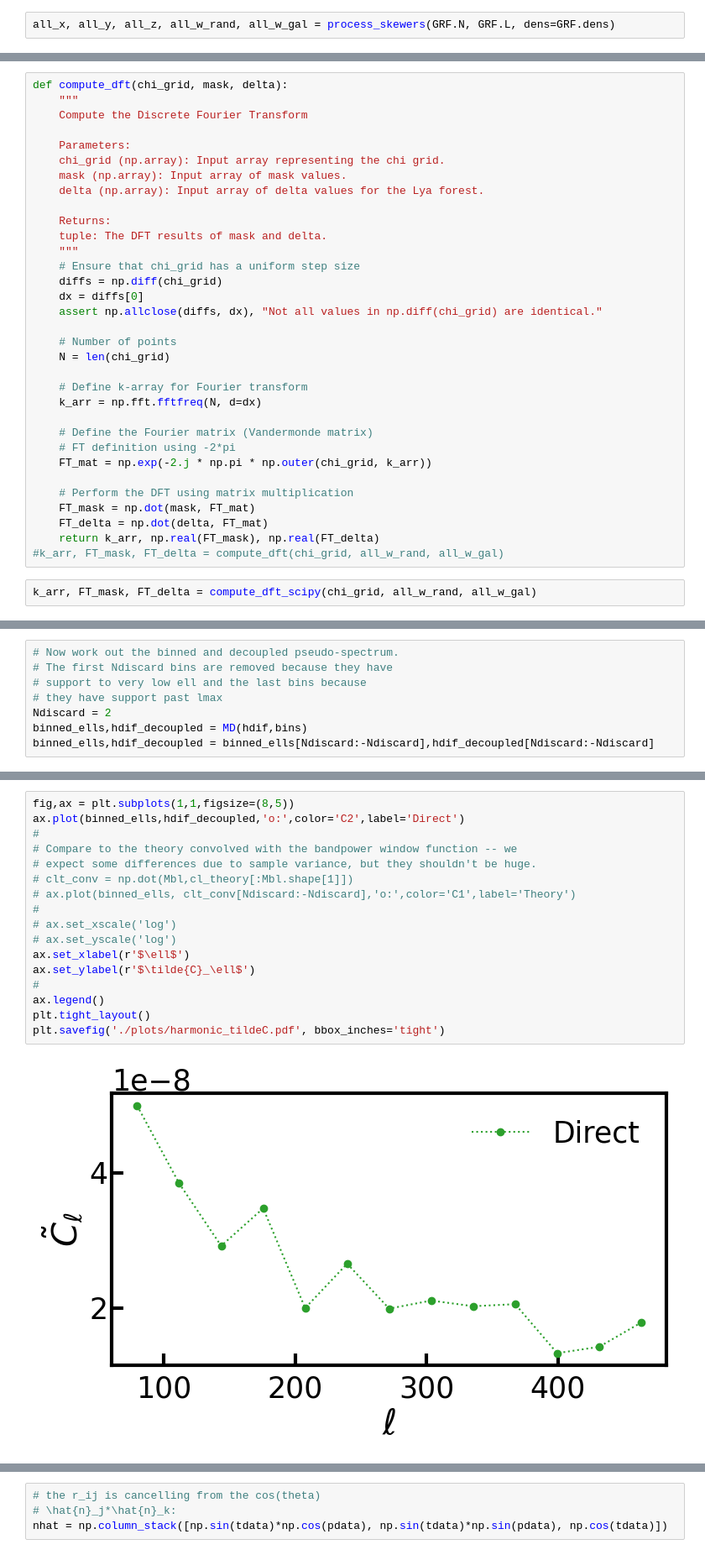
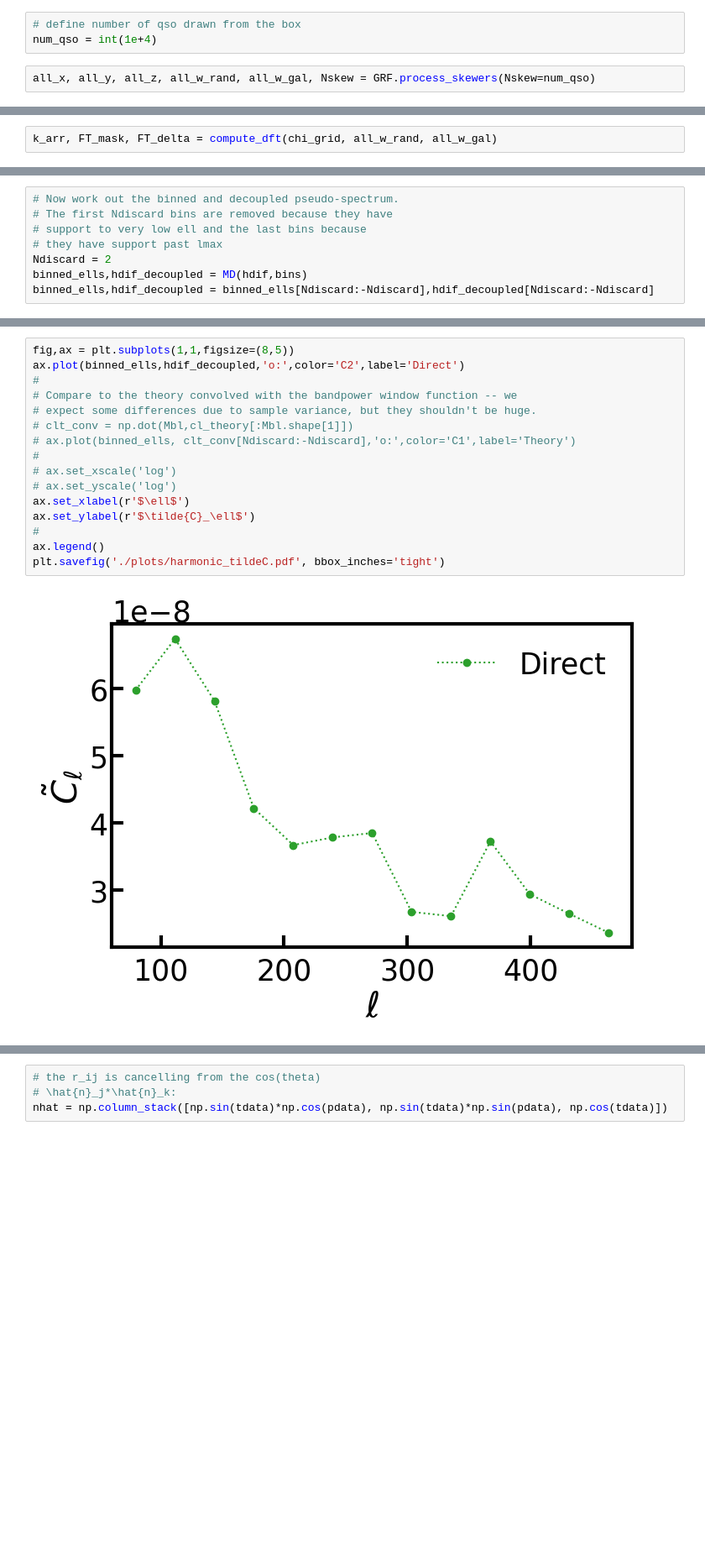
Before and after one commit to roger2b/directsht-lya, a Jupyter notebook: notebooks/lya_GRFs_directSHT.ipynb, the cells around one changed output, grey strips where cells are left out. Shown at 84% size. Cells and saved outputs as stored; diff of their text form; blank space fills up the shorter version.

Commit message:
plot update

```diff
--- a/notebooks/lya_GRFs_directSHT.ipynb
+++ b/notebooks/lya_GRFs_directSHT.ipynb
@@ -131,3 +81,6 @@ def process_skewers(N, L, dens, shift = 5e+3):
+# %%
+# define number of qso drawn from the box
+num_qso = int(1e+4)
 # %%
-all_x, all_y, all_z, all_w_rand, all_w_gal = process_skewers(GRF.N, GRF.L, dens=GRF.dens)
+all_x, all_y, all_z, all_w_rand, all_w_gal, Nskew = GRF.process_skewers(Nskew=num_qso)
 # %% [output]
@@ -225,41 +156,8 @@ def compute_dft_scipy(chi_grid, mask, delta):
     FT_mask  = np.dot(mask, FT_mat)
     FT_delta = np.dot(delta, FT_mat)
     return k_arr, np.real(FT_mask), np.real(FT_delta)
-# %%
-def compute_dft(chi_grid, mask, delta):
-    """
-    Compute the Discrete Fourier Transform
-
-    Parameters:
-    chi_grid (np.array): Input array representing the chi grid.
-    mask (np.array): Input array of mask values.
-    delta (np.array): Input array of delta values for the Lya forest.
-
-    Returns:
-    tuple: The DFT results of mask and delta.
-    """
-    # Ensure that chi_grid has a uniform step size
-    diffs = np.diff(chi_grid)
-    dx = diffs[0]
-    assert np.allclose(diffs, dx), "Not all values in np.diff(chi_grid) are identical."
-
-    # Number of points
-    N = len(chi_grid)
-
-    # Define k-array for Fourier transform
-    k_arr = np.fft.fftfreq(N, d=dx)
-
-    # Define the Fourier matrix (Vandermonde matrix)
-    # FT definition using -2*pi
-    FT_mat = np.exp(-2.j * np.pi * np.outer(chi_grid, k_arr))
-
-    # Perform the DFT using matrix multiplication
-    FT_mask = np.dot(mask, FT_mat)
-    FT_delta = np.dot(delta, FT_mat)
-    return k_arr, np.real(FT_mask), np.real(FT_delta)
-#k_arr, FT_mask, FT_delta = compute_dft(chi_grid, all_w_rand, all_w_gal)
 # %%
-k_arr, FT_mask, FT_delta = compute_dft_scipy(chi_grid, all_w_rand, all_w_gal)
+k_arr, FT_mask, FT_delta = compute_dft(chi_grid, all_w_rand, all_w_gal)
 # %% [markdown]
 ### use directSHT to compute $C_{ell}$
 # %%
@@ -486,21 +385,20 @@ print(hdif_decoupled)
 # %%
 fig,ax = plt.subplots(1,1,figsize=(8,5))
 ax.plot(binned_ells,hdif_decoupled,'o:',color='C2',label='Direct')
 #
 # Compare to the theory convolved with the bandpower window function -- we
 # expect some differences due to sample variance, but they shouldn't be huge.
 # clt_conv = np.dot(Mbl,cl_theory[:Mbl.shape[1]])
 # ax.plot(binned_ells, clt_conv[Ndiscard:-Ndiscard],'o:',color='C1',label='Theory')
 #
 # ax.set_xscale('log')
 # ax.set_yscale('log')
 ax.set_xlabel(r'$\ell$')
 ax.set_ylabel(r'$\tilde{C}_\ell$')
 #
 ax.legend()
-plt.tight_layout()
 plt.savefig('./plots/harmonic_tildeC.pdf', bbox_inches='tight')
 # %% [output]
-[figure, old version]
+[figure, new version]
 # %% [markdown]
 # compute theory power spectrum
```
Also changed, not shown: parts of 28 cells of this notebook, 3 other files.
